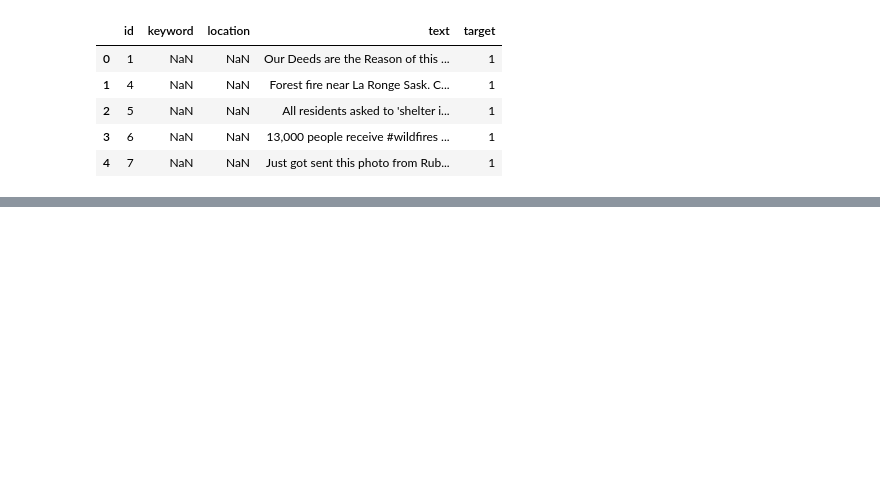
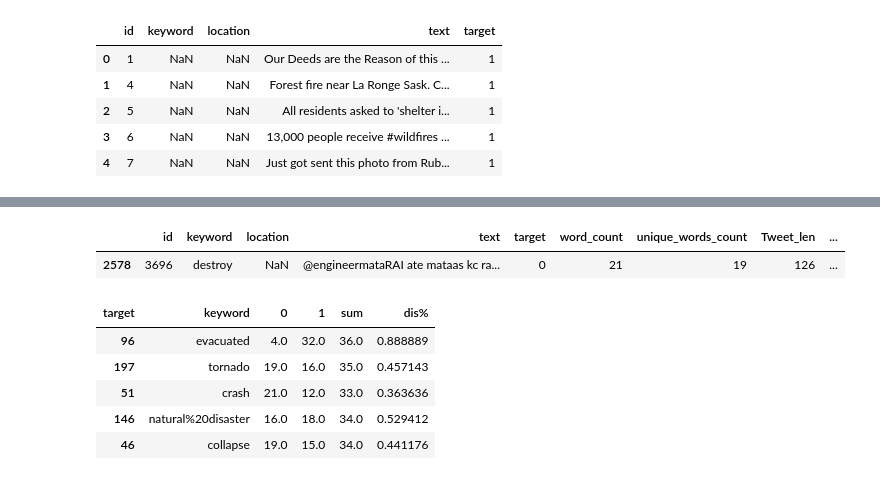
Before and after one commit to cost-conscious/TweeterLabels, a Jupyter notebook: 1. Load_Feat.Engineering.ipynb, the cells around one changed output, grey strips where cells are left out. Saved outputs shown, nothing was run; the diff lists cells and outputs as text; code cells hidden in the pictures; blank space fills up the shorter version.

```diff
--- a/1. Load_Feat.Engineering.ipynb
+++ b/1. Load_Feat.Engineering.ipynb
@@ -21,14 +22,3 @@ train_df.head()
 | 2 | 5 | NaN | NaN | All residents asked to 'shelter i... | 1 |
 | 3 | 6 | NaN | NaN | 13,000 people receive #wildfires ... | 1 |
 | 4 | 7 | NaN | NaN | Just got sent this photo from Rub... | 1 |
-# %%
-train_df['word_count'] = train_df['text'].apply(lambda t: len(t.split()))
-train_df['unique_words_count'] = train_df['text'].apply(lambda t: len(set(t.split())))
-train_df['Tweet_len'] = train_df['text'].apply(lambda t: len(t))
-train_df['special_chars_count'] = train_df['text'].apply(lambda t: len([c for c in str(t) if c in special_char]))
-train_df['punctuation_count'] = train_df['text'].apply(lambda t: len([c for c in str(t) if c in string.punctuation]))
-train_df['hash_count'] = train_df['text'].apply(lambda t: len([c for c in str(t) if c in hash_char]))
-train_df['@_count'] = train_df['text'].apply(lambda t: len([c for c in str(t) if c in at_char]))
-train_df['URL_count']  = train_df['text'].apply(lambda t: len([w for w in str(t).lower().split() if 'http' in w or 'https' in w]))
-train_df['sentiment'] = train_df['text'].apply(lambda t: TextBlob(t).sentiment.polarity)
-train_df['subjectivity'] = train_df['text'].apply(lambda t: TextBlob(t).sentiment.subjectivity)
@@ -35,3 +27,17 @@ train_df['subjectivity'] = train_df['text'].apply(lambda t: TextBlob(t).sentimen
+# %%
+def add_features(df):
+    df['word_count'] = df['text'].apply(lambda t: len(t.split()))
+    df['unique_words_count'] = df['text'].apply(lambda t: len(set(t.split())))
+    df['Tweet_len'] = df['text'].apply(lambda t: len(t))
+    df['special_chars_count'] = df['text'].apply(lambda t: len([c for c in str(t) if c in special_char]))
+    #df['punctuation_count'] = df['text'].apply(lambda t: len([c for c in str(t) if c in string.punctuation]))
+    df['hash_count'] = df['text'].apply(lambda t: len([c for c in str(t) if c in hash_char]))
+    df['@_count'] = df['text'].apply(lambda t: len([c for c in str(t) if c in at_char]))
+    df['URL_count']  = df['text'].apply(lambda t: len([w for w in str(t).lower().split() if 'http' in w or 'https' in w]))
+    df['sentiment'] = df['text'].apply(lambda t: TextBlob(t).sentiment.polarity)
+    df['subjectivity'] = df['text'].apply(lambda t: TextBlob(t).sentiment.subjectivity)
+
+    return df
 # %%
 # The polarity score is a float within the range [-1.0, 1.0], where -1 is very negative and +1 very positive
 # The subjectivity is a float within the range [0.0, 1.0], where 0.0 is very objective and 1.0 is very subjective.
@@ -46,0 +44,21 @@ train_df.iloc[30:35]
+# %%
+train_df = add_features(train_df)
+train_df.sample()
+# %% [output]
+|  | id | keyword | location | text | target | word_count | unique_words_count | Tweet_len | ... |
+| 2578 | 3696 | destroy | NaN | @engineermataRAI ate mataas kc ra... | 0 | 21 | 19 | 126 | ... |
+# %%
+table = pd.pivot_table(train_df, index='keyword', columns='target',values='id', aggfunc='count')
+table.reset_index(inplace=True)
+table[0].fillna(0, inplace=True)
+table[1].fillna(0, inplace=True)
+table['sum'] = (table[0] + table[1])
+table['dis%'] = table[1]/(table[0] + table[1])
+table.sample(5)
+# %% [output]
+| target | keyword | 0 | 1 | sum | dis% |
+| 96 | evacuated | 4.0 | 32.0 | 36.0 | 0.888889 |
+| 197 | tornado | 19.0 | 16.0 | 35.0 | 0.457143 |
+| 51 | crash | 21.0 | 12.0 | 33.0 | 0.363636 |
+| 146 | natural%20disaster | 16.0 | 18.0 | 34.0 | 0.529412 |
+| 46 | collapse | 19.0 | 15.0 | 34.0 | 0.441176 |
```
Also changed, not shown: parts of 14 cells of this notebook, 5 other files.
